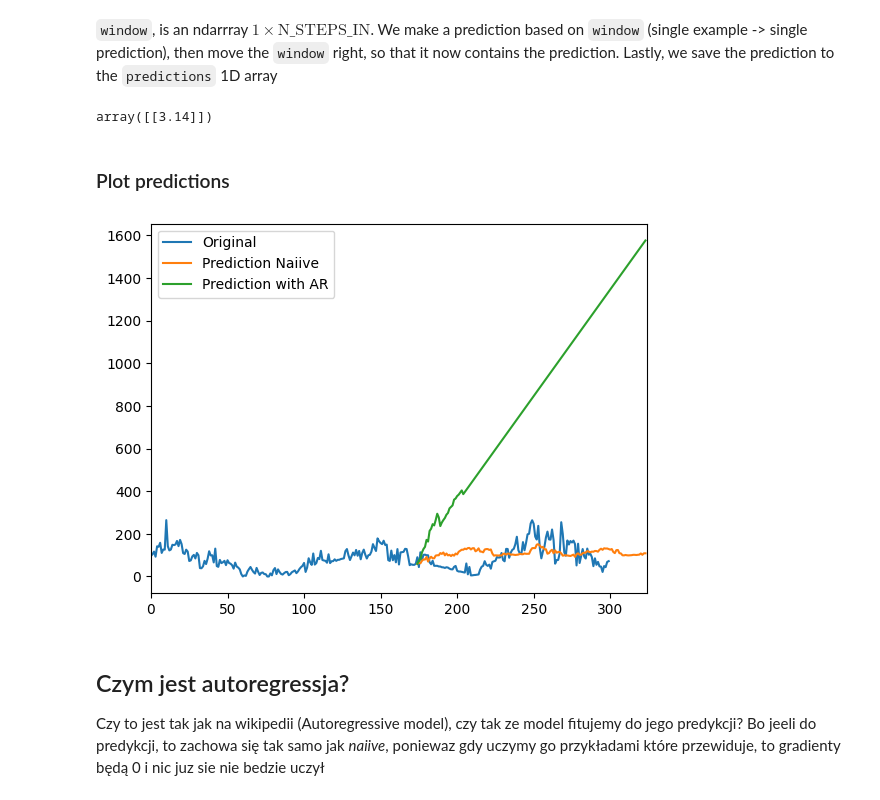
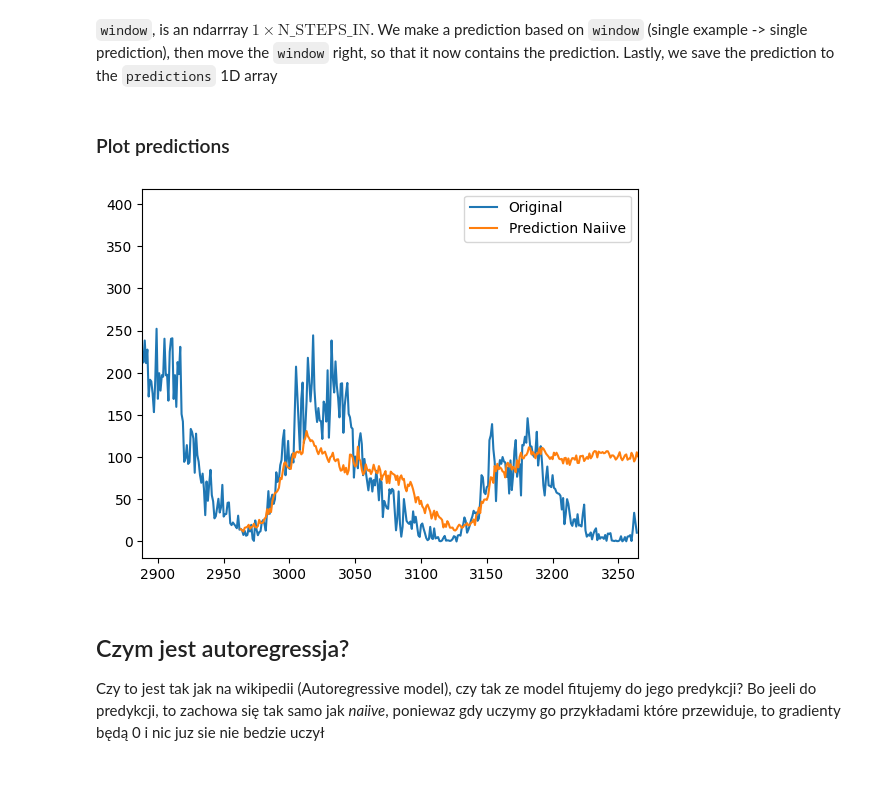
Before and after one commit to Wotaker/timeseries-models, a Jupyter notebook: models/XGB/xgb.ipynb, the cells around one changed output. Cells and saved outputs as stored; diff of their text form; code cells hidden in the pictures.

```diff
--- a/models/XGB/xgb.ipynb
+++ b/models/XGB/xgb.ipynb
@@ -67,8 +63,8 @@ df[TOTAL][:200].shape
 # %%
-sunspots_total = df[TOTAL][:300]
+sunspots_total = df[TOTAL]
 
 all_obs = sunspots_total.shape[0]
-test_obs = int(np.round(0.5 * all_obs))
+test_obs = int(np.round(TEST_FRAC * all_obs))
 
 train_x, train_y = split_sequence(
     sequence=np.array(sunspots_total)[:-(test_obs - N_STEPS_IN)],
@@ -113,11 +109,6 @@ XGBRegressor(base_score=None, booster=None, callbacks=None,
 ### Prediction
 # %% [markdown]
 `window`, is an ndarrray $1\times \text{N\_STEPS\_IN}$. We make a prediction based on `window` (single example -> single prediction), then move the `window` right, so that it now contains the prediction. Lastly, we save the prediction to the `predictions` 1D array
-# %%
-a = 3.14
-np.expand_dims([a], axis=0)
-# %% [output]
-array([[3.14]])
 # %%
 def get_predictions(init_window, pretrained_model, autoregressive=False):
 
@@ -127,7 +118,7 @@ def get_predictions(init_window, pretrained_model, autoregressive=False):
         prediction = np.expand_dims(pretrained_model.predict(init_window), axis=0)
         if autoregressive:
             pred_val = prediction[0, 0]
-            fit_val = np.expand_dims([pred_val + 10], axis=0)
+            fit_val = np.expand_dims([pred_val], axis=0)
             pretrained_model.fit(init_window, fit_val, xgb_model=pretrained_model)
         init_window = np.concatenate((init_window[:, 1:],  prediction), axis=1)
         predictions = np.append(predictions, prediction[0, 0])
@@ -153,12 +144,12 @@ pred_end_idx = pred_star_idx + test_obs
 # %%
 plt.plot(sunspots_total, color = 'tab:blue', label = 'Original')
 plt.plot(range(pred_star_idx, pred_end_idx), predictions_naiive, color = 'tab:orange',label = 'Prediction Naiive')
-plt.plot(range(pred_star_idx, pred_end_idx), predictions_auto_reg, color = 'tab:green',label = 'Prediction with AR')
-plt.xlim(0, all_obs + 24)
+# plt.plot(range(pred_star_idx, pred_end_idx), predictions_auto_reg, color = 'tab:green',label = 'Prediction with AR')
+plt.xlim(pred_star_idx - 75, all_obs)
 plt.legend()
 plt.show()
 # %% [output]
-[figure, old version]
+[figure, new version]
 # %% [markdown]
 ## Czym jest autoregressja?
 Czy to jest tak jak na wikipedii (Autoregressive model), czy tak ze model fitujemy do jego predykcji?
```
Also changed, not shown: parts of 4 cells of this notebook.
